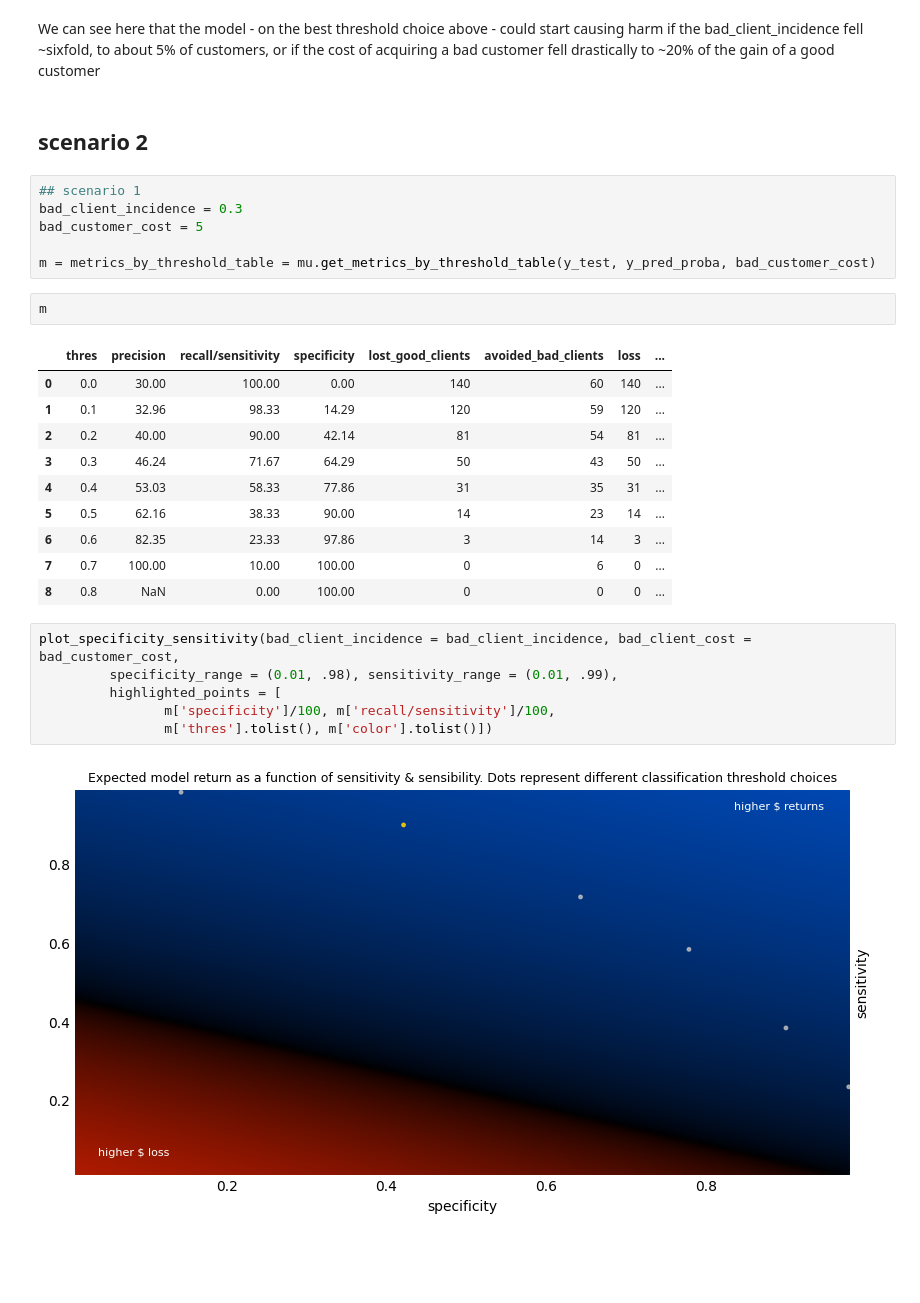
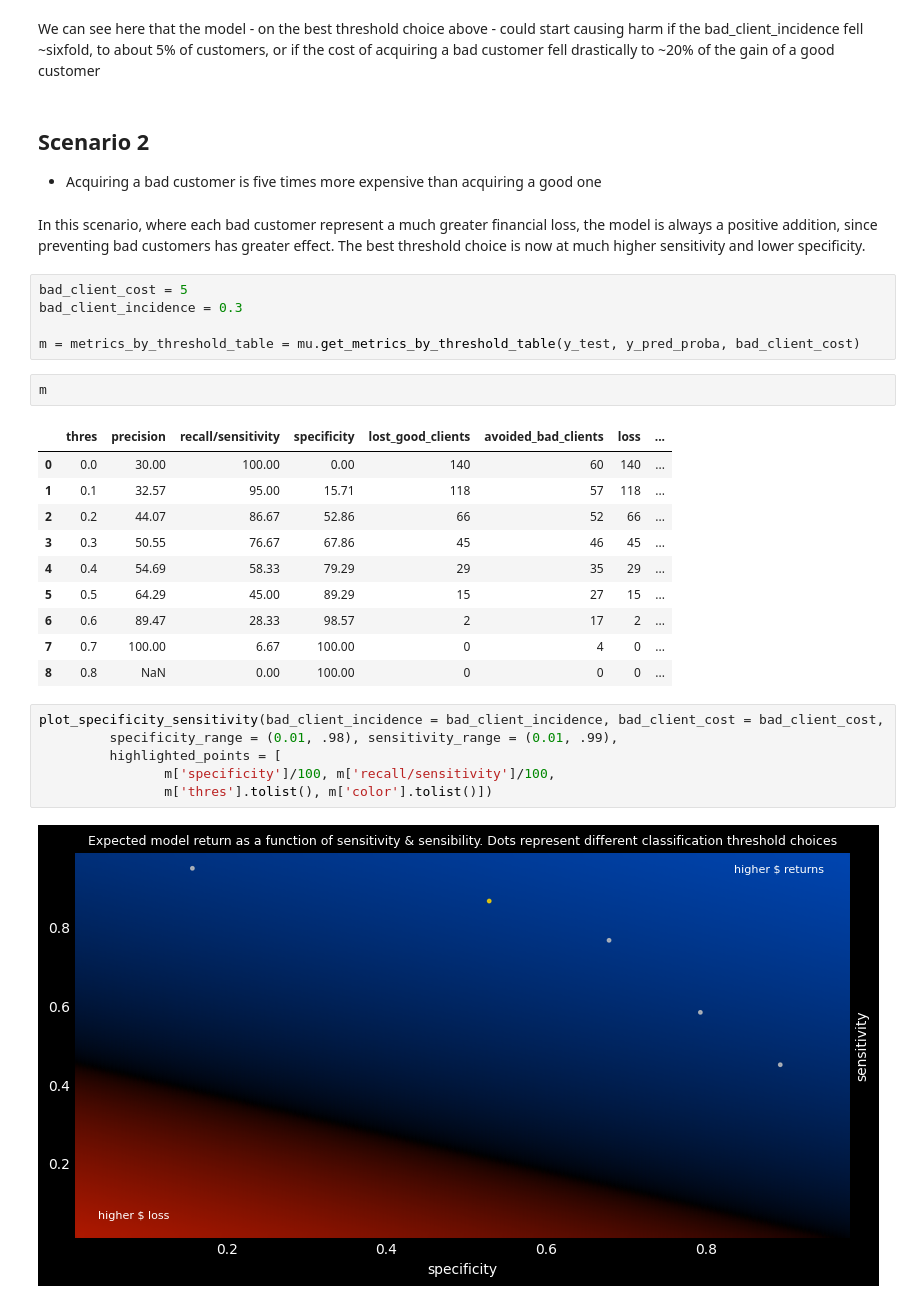
Before and after one commit to luisedluised/credit-risk-case, a Jupyter notebook: notebooks/3_threshold_selection.ipynb, the cells around one changed output. Saved outputs shown, nothing was run; the diff lists cells and outputs as text; blank space fills up the shorter version.

```diff
--- a/notebooks/3_threshold_selection.ipynb
+++ b/notebooks/3_threshold_selection.ipynb
@@ -83,34 +82,36 @@ plot_default_and_loss(specificity = specificity, sensitivity = sensitivity,
 # %% [markdown]
 We can see here that the model - on the best threshold choice above -  could start causing harm if the bad_client_incidence fell ~sixfold, to about 5% of customers, or if the cost of acquiring a bad customer fell drastically to ~20% of the gain of a good customer
-# %% [markdown]
-## scenario 2
+# %% [markdown]
+## Scenario 2
+- Acquiring a bad customer is five times more expensive than acquiring a good one
+# %% [markdown]
+In this scenario, where each bad customer represent a much greater financial loss, the model is always a positive addition, since preventing bad customers has greater effect. The best threshold choice is now at much higher sensitivity and lower specificity.
 # %%
-## scenario 1
+bad_client_cost = 5
 bad_client_incidence = 0.3
-bad_customer_cost = 5
 
-m = metrics_by_threshold_table = mu.get_metrics_by_threshold_table(y_test, y_pred_proba, bad_customer_cost)
+m = metrics_by_threshold_table = mu.get_metrics_by_threshold_table(y_test, y_pred_proba, bad_client_cost)
 # %%
 m
 # %% [output]
 |  | thres | precision | recall/sensitivity | specificity | lost_good_clients | avoided_bad_clients | loss | ... |
 | 0 | 0.0 | 30.00 | 100.00 | 0.00 | 140 | 60 | 140 | ... |
-| 1 | 0.1 | 32.96 | 98.33 | 14.29 | 120 | 59 | 120 | ... |
-| 2 | 0.2 | 40.00 | 90.00 | 42.14 | 81 | 54 | 81 | ... |
-| 3 | 0.3 | 46.24 | 71.67 | 64.29 | 50 | 43 | 50 | ... |
-| 4 | 0.4 | 53.03 | 58.33 | 77.86 | 31 | 35 | 31 | ... |
-| 5 | 0.5 | 62.16 | 38.33 | 90.00 | 14 | 23 | 14 | ... |
-| 6 | 0.6 | 82.35 | 23.33 | 97.86 | 3 | 14 | 3 | ... |
-| 7 | 0.7 | 100.00 | 10.00 | 100.00 | 0 | 6 | 0 | ... |
+| 1 | 0.1 | 32.57 | 95.00 | 15.71 | 118 | 57 | 118 | ... |
+| 2 | 0.2 | 44.07 | 86.67 | 52.86 | 66 | 52 | 66 | ... |
+| 3 | 0.3 | 50.55 | 76.67 | 67.86 | 45 | 46 | 45 | ... |
+| 4 | 0.4 | 54.69 | 58.33 | 79.29 | 29 | 35 | 29 | ... |
+| 5 | 0.5 | 64.29 | 45.00 | 89.29 | 15 | 27 | 15 | ... |
+| 6 | 0.6 | 89.47 | 28.33 | 98.57 | 2 | 17 | 2 | ... |
+| 7 | 0.7 | 100.00 | 6.67 | 100.00 | 0 | 4 | 0 | ... |
 | 8 | 0.8 | NaN | 0.00 | 100.00 | 0 | 0 | 0 | ... |
 # %%
-plot_specificity_sensitivity(bad_client_incidence = bad_client_incidence, bad_client_cost = bad_customer_cost,
+plot_specificity_sensitivity(bad_client_incidence = bad_client_incidence, bad_client_cost = bad_client_cost,
          specificity_range = (0.01, .98), sensitivity_range = (0.01, .99),
          highlighted_points = [
                 m['specificity']/100, m['recall/sensitivity']/100,
                 m['thres'].tolist(), m['color'].tolist()])
 # %% [output]
-[figure, old version]
+[figure, new version]
 # %%
 sensitivity, specificity, threshold = m[m.color == 'gold'][['recall/sensitivity', 'specificity', 'thres']].values[0]/100
 
```
Also changed, not shown: parts of 9 cells of this notebook, 5 other files.
